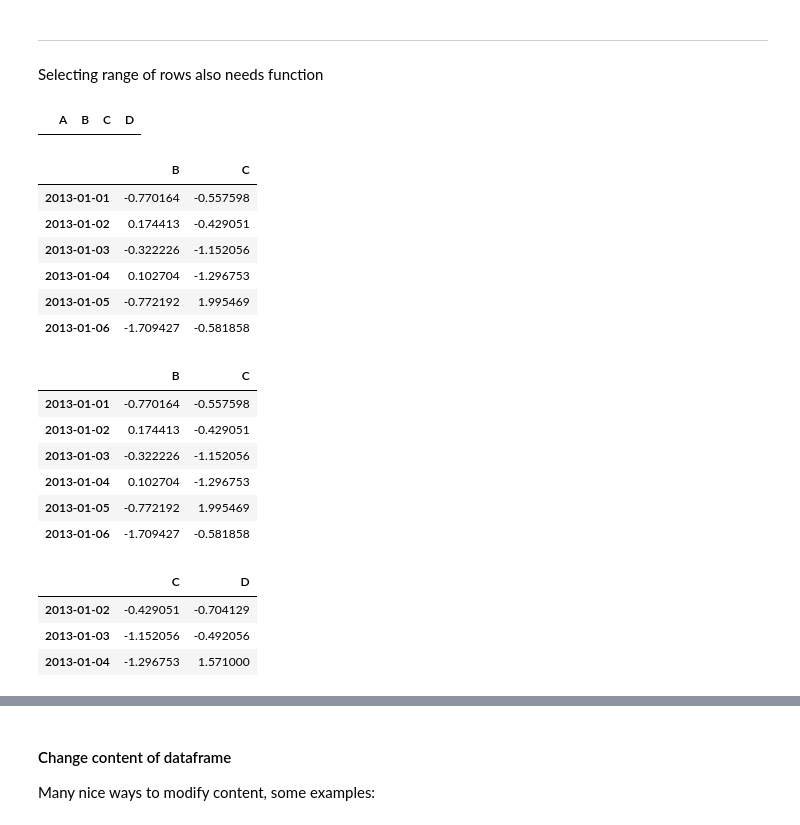
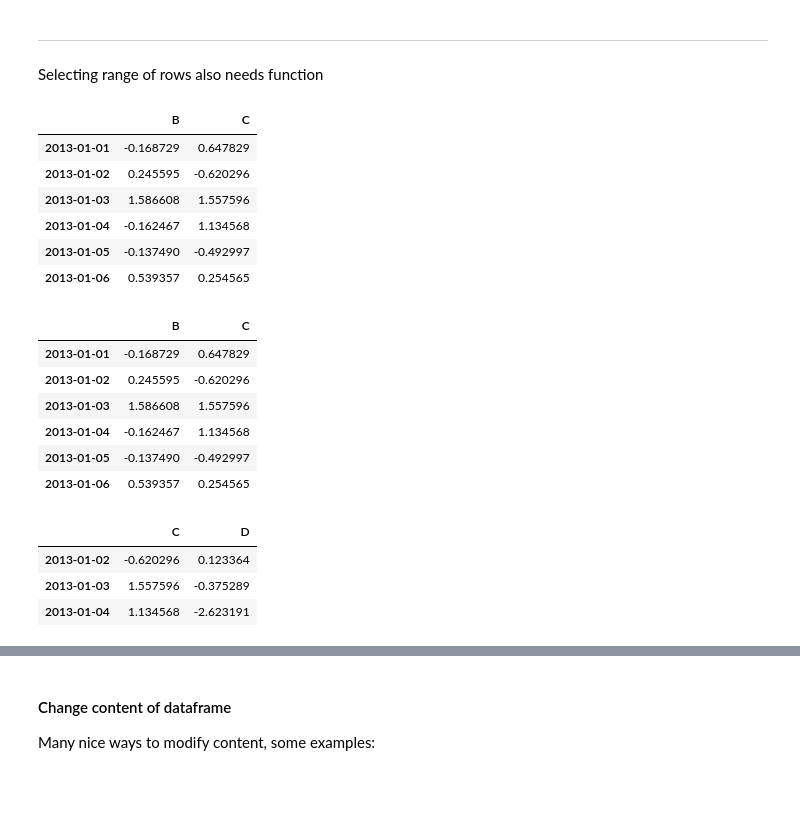
Before and after one commit to gdxd/LMU_DA_ML_18, a Jupyter notebook: PandasIntro.ipynb, the cells around one changed output, grey strips where cells are left out. Cells and saved outputs as stored; diff of their text form; code cells hidden in the pictures; blank space fills up the shorter version.

```diff
--- a/PandasIntro.ipynb
+++ b/PandasIntro.ipynb
@@ -217,36 +217,34 @@ Name: A, dtype: float64
 ***
 Selecting range of rows also needs function
 # %%
-df['B':'C'] # naive attemptdoes not work
+df[:,'B':'C'] # naive attempt does not work
-# %% [output]
-|  | A | B | C | D |
 # %%
-df.ix[:,'B':'C'] # df.ix allows to select arbitrary regions
+df.loc[:,'B':'C'] # df.loc allows to select arbitrary regions with key index
 # %% [output]
 |  | B | C |
-| 2013-01-01 | -0.770164 | -0.557598 |
-| 2013-01-02 | 0.174413 | -0.429051 |
-| 2013-01-03 | -0.322226 | -1.152056 |
-| 2013-01-04 | 0.102704 | -1.296753 |
-| 2013-01-05 | -0.772192 | 1.995469 |
-| 2013-01-06 | -1.709427 | -0.581858 |
+| 2013-01-01 | -0.168729 | 0.647829 |
+| 2013-01-02 | 0.245595 | -0.620296 |
+| 2013-01-03 | 1.586608 | 1.557596 |
+| 2013-01-04 | -0.162467 | 1.134568 |
+| 2013-01-05 | -0.137490 | -0.492997 |
+| 2013-01-06 | 0.539357 | 0.254565 |
 # %%
-df.ix[:,1:3] # equivalent with numerical col index
+df.iloc[:,1:3] # equivalent with numerical col index
 # %% [output]
 |  | B | C |
-| 2013-01-01 | -0.770164 | -0.557598 |
-| 2013-01-02 | 0.174413 | -0.429051 |
-| 2013-01-03 | -0.322226 | -1.152056 |
-| 2013-01-04 | 0.102704 | -1.296753 |
-| 2013-01-05 | -0.772192 | 1.995469 |
-| 2013-01-06 | -1.709427 | -0.581858 |
+| 2013-01-01 | -0.168729 | 0.647829 |
+| 2013-01-02 | 0.245595 | -0.620296 |
+| 2013-01-03 | 1.586608 | 1.557596 |
+| 2013-01-04 | -0.162467 | 1.134568 |
+| 2013-01-05 | -0.137490 | -0.492997 |
+| 2013-01-06 | 0.539357 | 0.254565 |
 # %%
-df.ix[1:4,2:4] # arbitrary sub-range
+df.iloc[1:4,2:4] # arbitrary sub-range
 # %% [output]
 |  | C | D |
-| 2013-01-02 | -0.429051 | -0.704129 |
-| 2013-01-03 | -1.152056 | -0.492056 |
-| 2013-01-04 | -1.296753 | 1.571000 |
+| 2013-01-02 | -0.620296 | 0.123364 |
+| 2013-01-03 | 1.557596 | -0.375289 |
+| 2013-01-04 | 1.134568 | -2.623191 |
 # %%
 # transpose row <--> columns
 df.T
```
Also changed, not shown: parts of 24 cells of this notebook.
